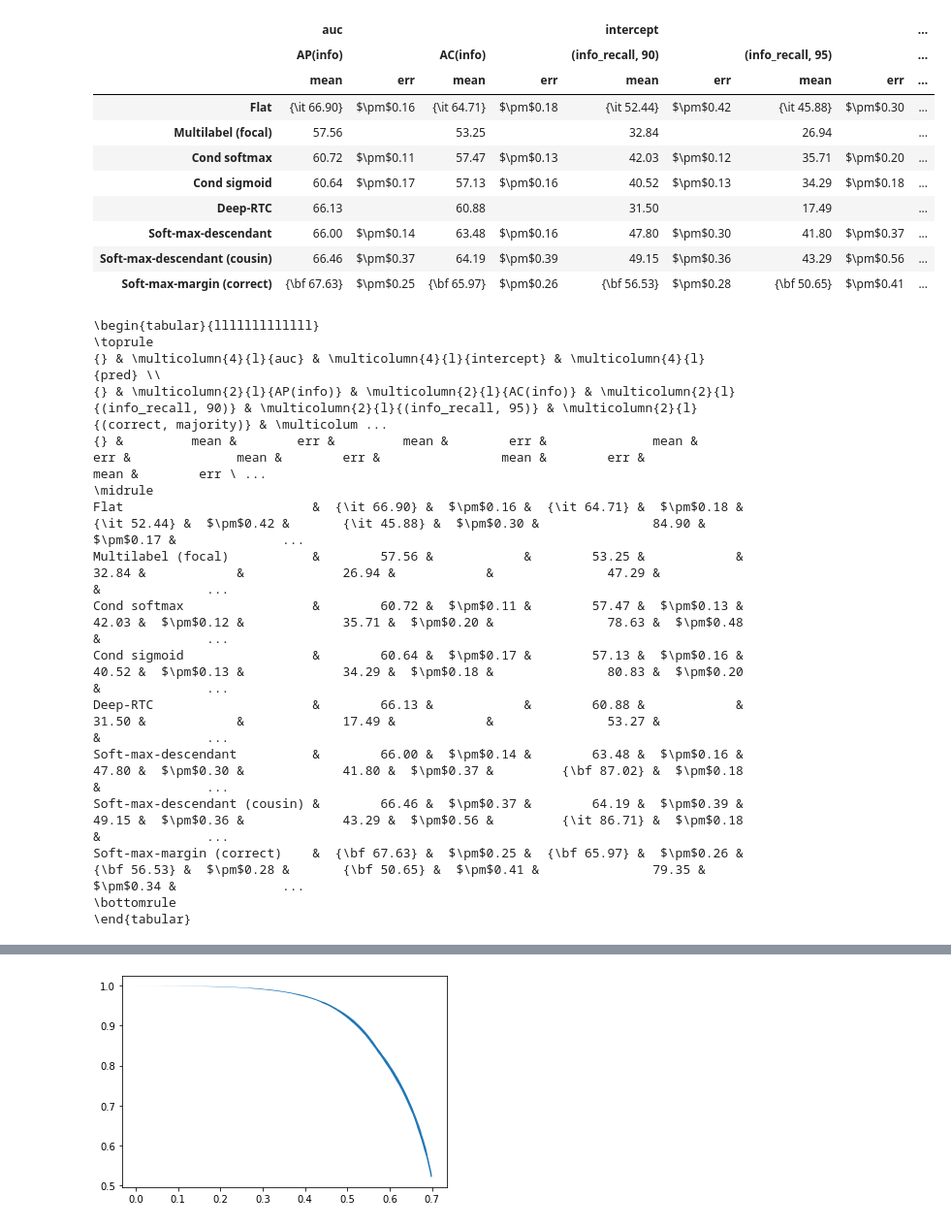
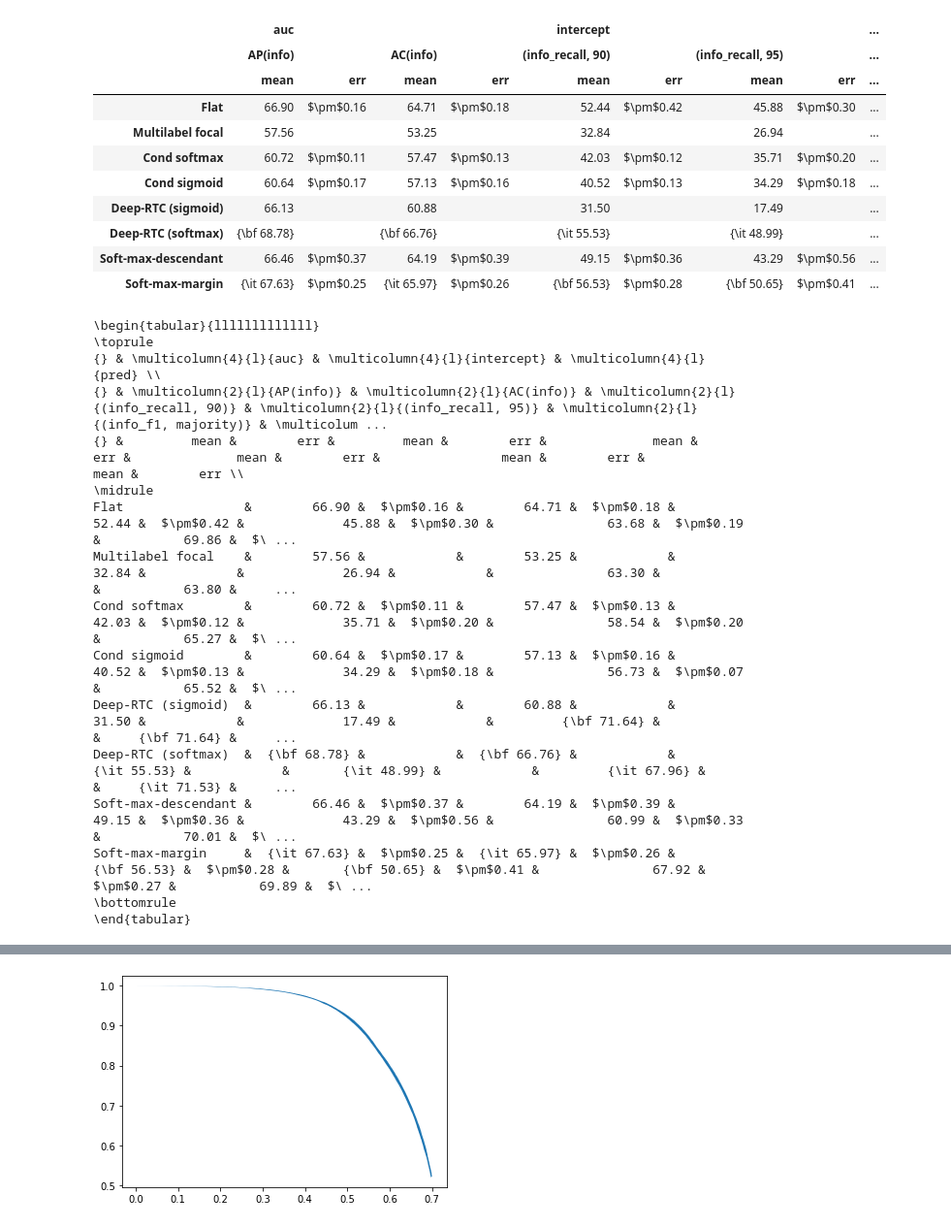
Before and after one commit to jvlmdr/hiercls, a Jupyter notebook: eval_inat21_errorbars.ipynb, the cells around one changed output, grey strips where cells are left out. Shown: that part at 97% size. Drawn from its saved outputs; the diff is of its cells as text; code cells hidden in the pictures.

```diff
--- a/eval_inat21_errorbars.ipynb
+++ b/eval_inat21_errorbars.ipynb
@@ -39,8 +39,12 @@ experiment_defs = {
 #         EXP_ROOT / '2022-03-31-inat21mini', 'share_random_cut-0.001-lr-0.01-b-64-wd-0.0003-ep-20'),
     'share_random_cut': Experiment(
         EXP_ROOT / '2022-03-31-inat21mini', 'share_random_cut-0-lr-0.01-b-64-wd-0.0003-ep-20'),
-    'descendant_softmax': Experiment(
-        EXP_ROOT / '2022-05-07-inat21mini-errorbar', 'descendant_softmax-b64-lr0.01-wd0.0003-s*'),
+    'share_flat_softmax': Experiment(
+        EXP_ROOT / '2022-03-31-inat21mini', 'share_flat_softmax-lr-0.01-b-64-wd-0.0003-ep-20'),
+#     'share_levelwise': Experiment(
+#         EXP_ROOT / '2022-03-31-inat21mini', 'share_levelwise-lr-0.01-b-64-wd-0.0003-ep-20'),
+#     'descendant_softmax': Experiment(
+#         EXP_ROOT / '2022-05-07-inat21mini-errorbar', 'descendant_softmax-b64-lr0.01-wd0.0003-s*'),
     'descendant_softmax_complement': Experiment(
         EXP_ROOT / '2022-05-07-inat21mini-errorbar', 'descendant_softmax_complement-b64-lr0.01-wd0.0003-s*'),
     'soft_margin-incorrect-5': Experiment(
@@ -51,13 +55,16 @@ experiment_defs = {
 
 method_titles = {
     'flat_softmax': 'Flat',
-    'multilabel_focal': 'Multilabel (focal)',
+    'multilabel_focal': 'Multilabel focal',
     'hier_softmax': 'Cond softmax',
     'cond_multilabel': 'Cond sigmoid',
-    'share_random_cut': 'Deep-RTC',
-    'descendant_softmax': 'Soft-max-descendant',
-    'descendant_softmax_complement': 'Soft-max-descendant (cousin)',
-    'soft_margin-incorrect-5': 'Soft-max-margin (correct)',
+    'share_random_cut': 'Deep-RTC (sigmoid)',
+    'share_flat_softmax': 'Deep-RTC (softmax)',
+    # 'descendant_softmax': 'Soft-max-descendant',
+    # 'descendant_softmax_complement': 'Soft-max-descendant (cousin)',
+    'descendant_softmax_complement': 'Soft-max-descendant',
+    'soft_margin-incorrect-5': 'Soft-max-margin',
+    'share_levelwise': 'Levelwise Deep-RTC + sigmoid',
 }
 
 colors = dict(zip(
@@ -123,7 +130,7 @@ except NameError:
 # %%
 infer_fns = {
     'leaf': lambda p: infer.argmax_where(p, is_leaf),
-    'exclusive': lambda p: np.argmax(subtract_children_cpu(torch.from_numpy(p)).numpy(), axis=-1),
+    # 'exclusive': lambda p: np.argmax(subtract_children_cpu(torch.from_numpy(p)).numpy(), axis=-1),
     'majority': lambda p: infer.argmax_with_confidence(specificity, p, 0.5, not_trivial),
     'plurality': lambda p: infer.argmax_where(
         specificity,
@@ -143,7 +150,7 @@ infer_fns = {
 
 markers = {
     'leaf': 'o',
-    'exclusive': 'x',
+    # 'exclusive': 'x',
     'majority': '^',
     'plurality': '>',
     'expected': 'd',
@@ -152,7 +159,7 @@ markers = {
 
 inference_titles = {
     'leaf': 'Leaf',
-    'exclusive': 'Exclusive',
+    # 'exclusive': 'Exclusive',
     'majority': 'Majority',
     'plurality': 'Plurality',
     'expected': 'Expected info',
@@ -504,8 +486,10 @@ cols = [
     # ('intercept', ('exact', 95)),
     # ('pred', ('correct', 'leaf')),
     # ('pred', ('info_recall', 'leaf')),
-    ('pred', ('correct', 'majority')),
-    ('pred', ('info_recall', 'majority')),
+    # ('pred', ('correct', 'majority')),
+    # ('pred', ('info_recall', 'majority')),
+    ('pred', ('info_f1', 'majority')),
+    ('pred', ('info_f1', 'leaf')),
 ]
 
 table = pd.DataFrame(dict(itertools.chain.from_iterable(
@@ -516,58 +500,58 @@ table = pd.DataFrame(dict(itertools.chain.from_iterable(
 table = table.loc[list(experiment_defs)]
 table = table.set_index(table.index.map(method_titles))
 
 def format_column(data, format_fn, highlight=None):
     formatted = data.apply(format_fn)
     if highlight:
         rank = data.rank(ascending=False)
         is_max = (rank < 2)
         is_second = (2 <= rank) & (rank < 3)
         bolded = formatted.apply(lambda x: r'{\bf %s}' % x)
         italicized = formatted.apply(lambda x: r'{\it %s}' % x)
         formatted = italicized.where(is_second, formatted)
         formatted = bolded.where(is_max, formatted)
     return formatted
 
 table = pd.DataFrame({
     c: format_column(
         table[c],
         lambda x: ((r'$\pm$' if 'err' in c else '') + f'{x * 100:.2f}') if x == x else '',
         highlight='max' if 'mean' in c else None)
     for c in table.columns
 })
 table
 
 # bold_extreme_values(table, )
 # table.style.format(lambda x: f'{x * 100:.2f}')
 # %% [output]
 |  | auc |  |  |  | intercept |  |  |  | ... |
 |  | AP(info) |  | AC(info) |  | (info_recall, 90) |  | (info_recall, 95) |  | ... |
 |  | mean | err | mean | err | mean | err | mean | err | ... |
-| Flat | {\it 66.90} | $\pm$0.16 | {\it 64.71} | $\pm$0.18 | {\it 52.44} | $\pm$0.42 | {\it 45.88} | $\pm$0.30 | ... |
-| Multilabel (focal) | 57.56 |  | 53.25 |  | 32.84 |  | 26.94 |  | ... |
+| Flat | 66.90 | $\pm$0.16 | 64.71 | $\pm$0.18 | 52.44 | $\pm$0.42 | 45.88 | $\pm$0.30 | ... |
+| Multilabel focal | 57.56 |  | 53.25 |  | 32.84 |  | 26.94 |  | ... |
 | Cond softmax | 60.72 | $\pm$0.11 | 57.47 | $\pm$0.13 | 42.03 | $\pm$0.12 | 35.71 | $\pm$0.20 | ... |
 | Cond sigmoid | 60.64 | $\pm$0.17 | 57.13 | $\pm$0.16 | 40.52 | $\pm$0.13 | 34.29 | $\pm$0.18 | ... |
-| Deep-RTC | 66.13 |  | 60.88 |  | 31.50 |  | 17.49 |  | ... |
-| Soft-max-descendant | 66.00 | $\pm$0.14 | 63.48 | $\pm$0.16 | 47.80 | $\pm$0.30 | 41.80 | $\pm$0.37 | ... |
-| Soft-max-descendant (cousin) | 66.46 | $\pm$0.37 | 64.19 | $\pm$0.39 | 49.15 | $\pm$0.36 | 43.29 | $\pm$0.56 | ... |
-| Soft-max-margin (correct) | {\bf 67.63} | $\pm$0.25 | {\bf 65.97} | $\pm$0.26 | {\bf 56.53} | $\pm$0.28 | {\bf 50.65} | $\pm$0.41 | ... |
+| Deep-RTC (sigmoid) | 66.13 |  | 60.88 |  | 31.50 |  | 17.49 |  | ... |
+| Deep-RTC (softmax) | {\bf 68.78} |  | {\bf 66.76} |  | {\it 55.53} |  | {\it 48.99} |  | ... |
+| Soft-max-descendant | 66.46 | $\pm$0.37 | 64.19 | $\pm$0.39 | 49.15 | $\pm$0.36 | 43.29 | $\pm$0.56 | ... |
+| Soft-max-margin | {\it 67.63} | $\pm$0.25 | {\it 65.97} | $\pm$0.26 | {\bf 56.53} | $\pm$0.28 | {\bf 50.65} | $\pm$0.41 | ... |
 # %%
 print(table.to_latex(escape=False))
 # %% [output]
 \begin{tabular}{lllllllllllll}
 \toprule
 {} & \multicolumn{4}{l}{auc} & \multicolumn{4}{l}{intercept} & \multicolumn{4}{l}{pred} \\
-{} & \multicolumn{2}{l}{AP(info)} & \multicolumn{2}{l}{AC(info)} & \multicolumn{2}{l}{(info_recall, 90)} & \multicolumn{2}{l}{(info_recall, 95)} & \multicolumn{2}{l}{(correct, majority)} & \multicolum ...
-{} &         mean &        err &         mean &        err &              mean &        err &              mean &        err &                mean &        err &                    mean &        err \ ...
+{} & \multicolumn{2}{l}{AP(info)} & \multicolumn{2}{l}{AC(info)} & \multicolumn{2}{l}{(info_recall, 90)} & \multicolumn{2}{l}{(info_recall, 95)} & \multicolumn{2}{l}{(info_f1, majority)} & \multicolum ...
+{} &         mean &        err &         mean &        err &              mean &        err &              mean &        err &                mean &        err &            mean &        err \\
 \midrule
-Flat                         &  {\it 66.90} &  $\pm$0.16 &  {\it 64.71} &  $\pm$0.18 &       {\it 52.44} &  $\pm$0.42 &       {\it 45.88} &  $\pm$0.30 &               84.90 &  $\pm$0.17 &              ...
-Multilabel (focal)           &        57.56 &            &        53.25 &            &             32.84 &            &             26.94 &            &               47.29 &            &              ...
-Cond softmax                 &        60.72 &  $\pm$0.11 &        57.47 &  $\pm$0.13 &             42.03 &  $\pm$0.12 &             35.71 &  $\pm$0.20 &               78.63 &  $\pm$0.48 &              ...
-Cond sigmoid                 &        60.64 &  $\pm$0.17 &        57.13 &  $\pm$0.16 &             40.52 &  $\pm$0.13 &             34.29 &  $\pm$0.18 &               80.83 &  $\pm$0.20 &              ...
-Deep-RTC                     &        66.13 &            &        60.88 &            &             31.50 &            &             17.49 &            &               53.27 &            &              ...
-Soft-max-descendant          &        66.00 &  $\pm$0.14 &        63.48 &  $\pm$0.16 &             47.80 &  $\pm$0.30 &             41.80 &  $\pm$0.37 &         {\bf 87.02} &  $\pm$0.18 &              ...
-Soft-max-descendant (cousin) &        66.46 &  $\pm$0.37 &        64.19 &  $\pm$0.39 &             49.15 &  $\pm$0.36 &             43.29 &  $\pm$0.56 &         {\it 86.71} &  $\pm$0.18 &              ...
-Soft-max-margin (correct)    &  {\bf 67.63} &  $\pm$0.25 &  {\bf 65.97} &  $\pm$0.26 &       {\bf 56.53} &  $\pm$0.28 &       {\bf 50.65} &  $\pm$0.41 &               79.35 &  $\pm$0.34 &              ...
+Flat                &        66.90 &  $\pm$0.16 &        64.71 &  $\pm$0.18 &             52.44 &  $\pm$0.42 &             45.88 &  $\pm$0.30 &               63.68 &  $\pm$0.19 &           69.86 &  $\ ...
+Multilabel focal    &        57.56 &            &        53.25 &            &             32.84 &            &             26.94 &            &               63.30 &            &           63.80 &     ...
+Cond softmax        &        60.72 &  $\pm$0.11 &        57.47 &  $\pm$0.13 &             42.03 &  $\pm$0.12 &             35.71 &  $\pm$0.20 &               58.54 &  $\pm$0.20 &           65.27 &  $\ ...
+Cond sigmoid        &        60.64 &  $\pm$0.17 &        57.13 &  $\pm$0.16 &             40.52 &  $\pm$0.13 &             34.29 &  $\pm$0.18 &               56.73 &  $\pm$0.07 &           65.52 &  $\ ...
+Deep-RTC (sigmoid)  &        66.13 &            &        60.88 &            &             31.50 &            &             17.49 &            &         {\bf 71.64} &            &     {\bf 71.64} &     ...
+Deep-RTC (softmax)  &  {\bf 68.78} &            &  {\bf 66.76} &            &       {\it 55.53} &            &       {\it 48.99} &            &         {\it 67.96} &            &     {\it 71.53} &     ...
+Soft-max-descendant &        66.46 &  $\pm$0.37 &        64.19 &  $\pm$0.39 &             49.15 &  $\pm$0.36 &             43.29 &  $\pm$0.56 &               60.99 &  $\pm$0.33 &           70.01 &  $\ ...
+Soft-max-margin     &  {\it 67.63} &  $\pm$0.25 &  {\it 65.97} &  $\pm$0.26 &       {\bf 56.53} &  $\pm$0.28 &       {\bf 50.65} &  $\pm$0.41 &               67.92 &  $\pm$0.27 &           69.89 &  $\ ...
 \bottomrule
 \end{tabular}
 # %%
```
Also changed, not shown: parts of 10 cells of this notebook, 3 other files.
